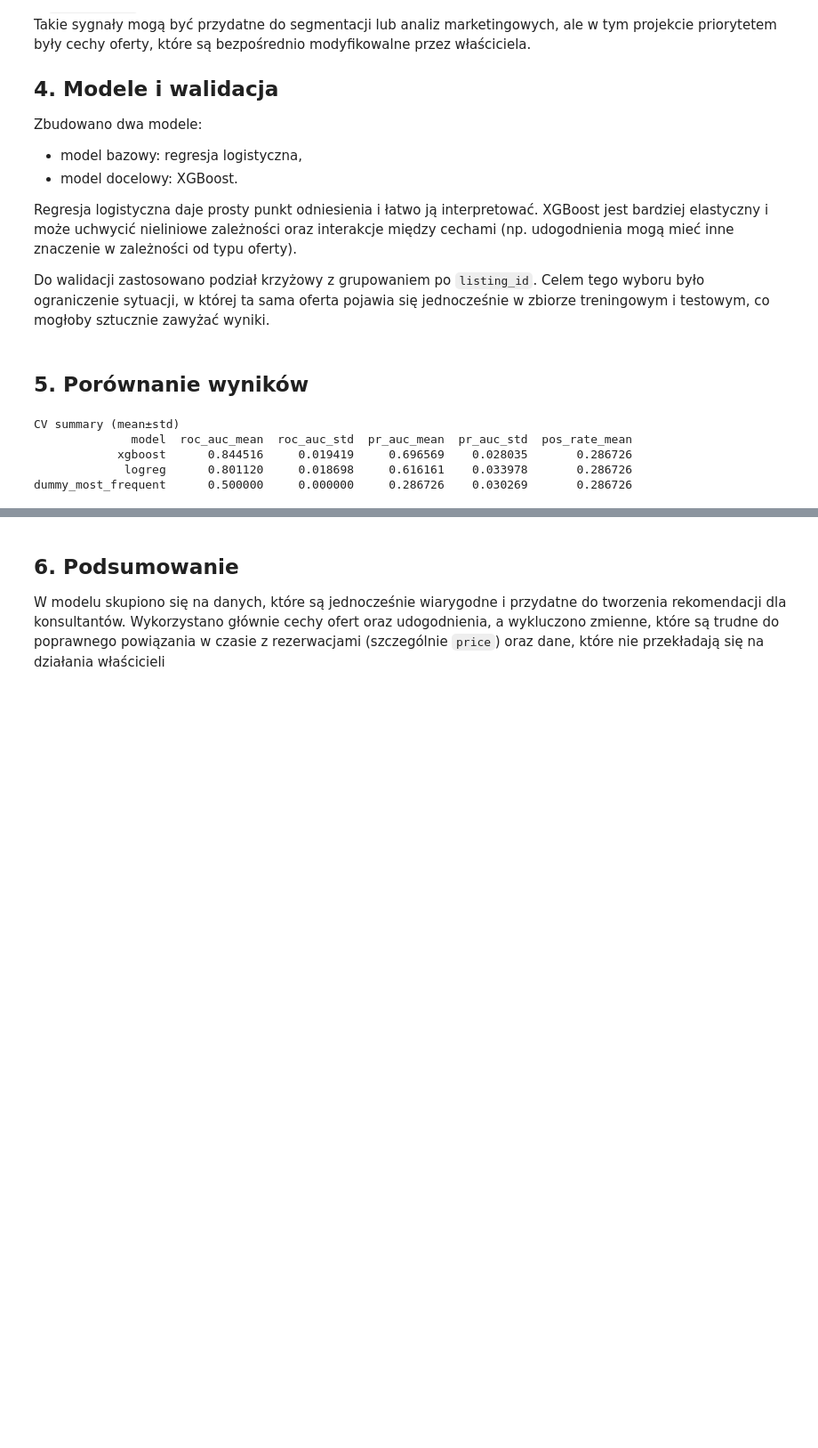
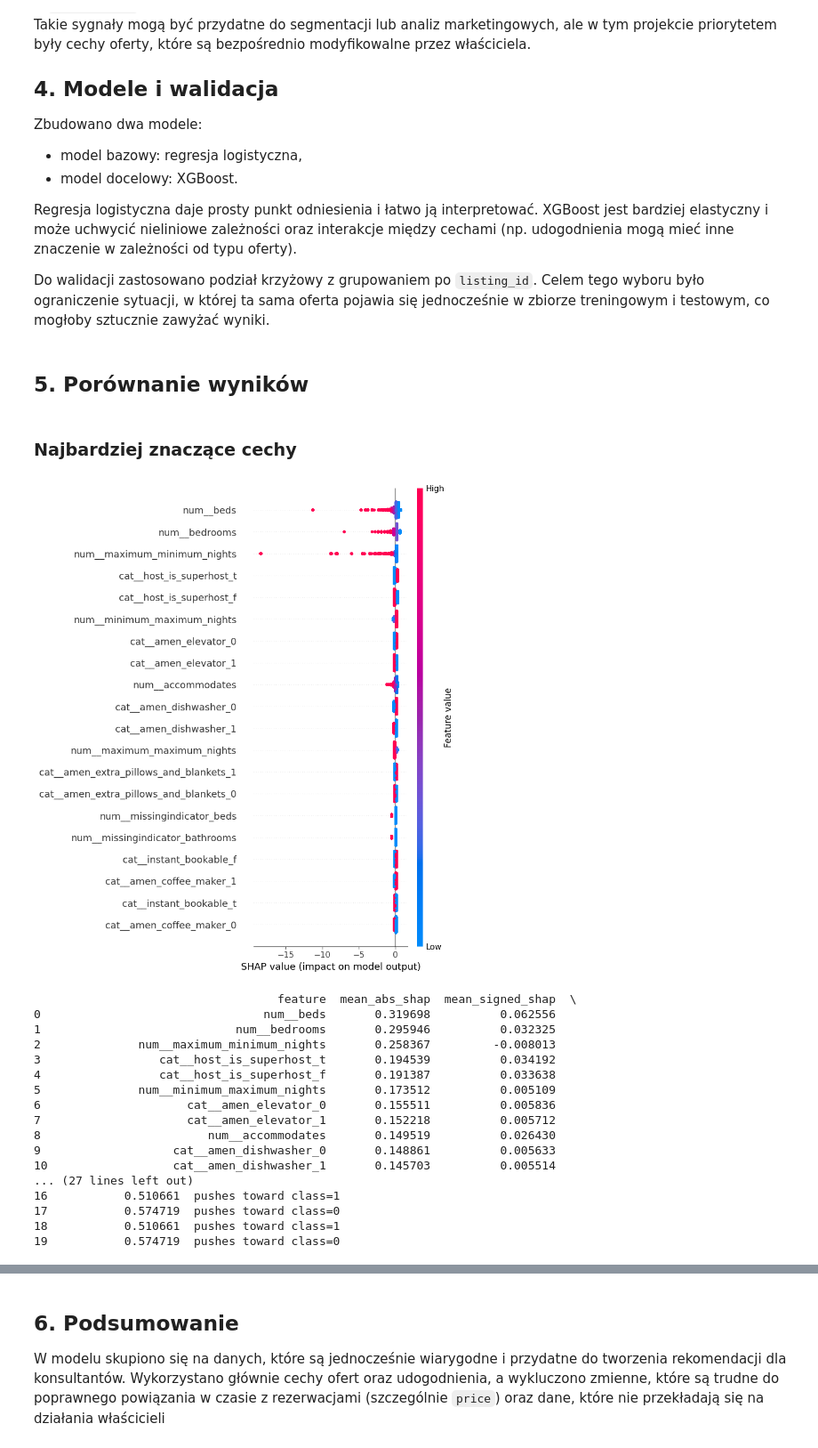
Before and after one commit to KamilMarszalek/ium, a Jupyter notebook: notebooks/final.ipynb, the cells around one changed output, grey strips where cells are left out. Shown at 89% size. Cells and saved outputs as stored; diff of their text form; code cells hidden in the pictures; blank space fills up the shorter version.

```diff
--- a/notebooks/final.ipynb
+++ b/notebooks/final.ipynb
@@ -142,13 +158,4 @@ sys.path.insert(0, str(p))
 # %%
-import warnings
-
-from src.modeling.train_baseline import (
-    BaselineConfig,
-    BaselineTrainer,
-    load_dataset,
-)
-from src.utils.constants import DATA
-
 with warnings.catch_warnings():
     warnings.filterwarnings("ignore")
     trainer_config = BaselineConfig(do_tuning=False, print_reports=False)
@@ -158,9 +165,39 @@ with warnings.catch_warnings():
     summary = trainer.run(df)
     print("CV summary (mean±std)")
     print(summary.to_string(index=False))
-# %% [output]
-CV summary (mean±std)
-              model  roc_auc_mean  roc_auc_std  pr_auc_mean  pr_auc_std  pos_rate_mean
-            xgboost      0.844516     0.019419     0.696569    0.028035       0.286726
-             logreg      0.801120     0.018698     0.616161    0.033978       0.286726
-dummy_most_frequent      0.500000     0.000000     0.286726    0.030269       0.286726
+# %% [markdown]
+### Najbardziej znaczące cechy
+# %%
+pipe: Pipeline = joblib.load(MODEL_A_PATH)
+logreg: LogisticRegression = pipe.named_steps["clf"]
+
+df = load_dataset(DATA)
+X, _, _ = prepare_xyg(df)
+
+prep = pipe.named_steps["prep"]
+X_trans = prep.transform(X)
+feature_names = prep.get_feature_names_out()
+
+X_shap = pd.DataFrame(X_trans, columns=feature_names)
+df = top_logreg_features(logreg, X_shap, feature_names, n_features=20)
+
+print(df)
+# %% [output]
+[figure, added]
+                                   feature  mean_abs_shap  mean_signed_shap  \
+0                                num__beds       0.319698          0.062556
+1                            num__bedrooms       0.295946          0.032325
+2              num__maximum_minimum_nights       0.258367         -0.008013
+3                 cat__host_is_superhost_t       0.194539          0.034192
+4                 cat__host_is_superhost_f       0.191387          0.033638
+5              num__minimum_maximum_nights       0.173512          0.005109
+6                     cat__amen_elevator_0       0.155511          0.005836
+7                     cat__amen_elevator_1       0.152218          0.005712
+8                        num__accommodates       0.149519          0.026430
+9                   cat__amen_dishwasher_0       0.148861          0.005633
+10                  cat__amen_dishwasher_1       0.145703          0.005514
+... (27 lines left out)
+16           0.510661  pushes toward class=1
+17           0.574719  pushes toward class=0
+18           0.510661  pushes toward class=1
+19           0.574719  pushes toward class=0
```
Also changed, not shown: parts of 2 cells of this notebook, 5 other files.
